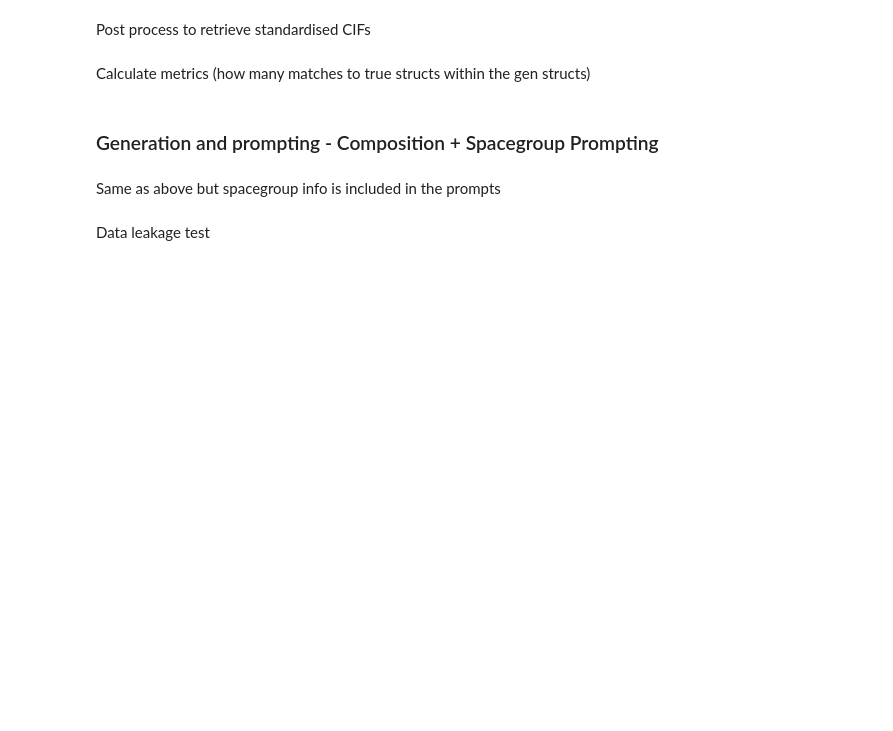
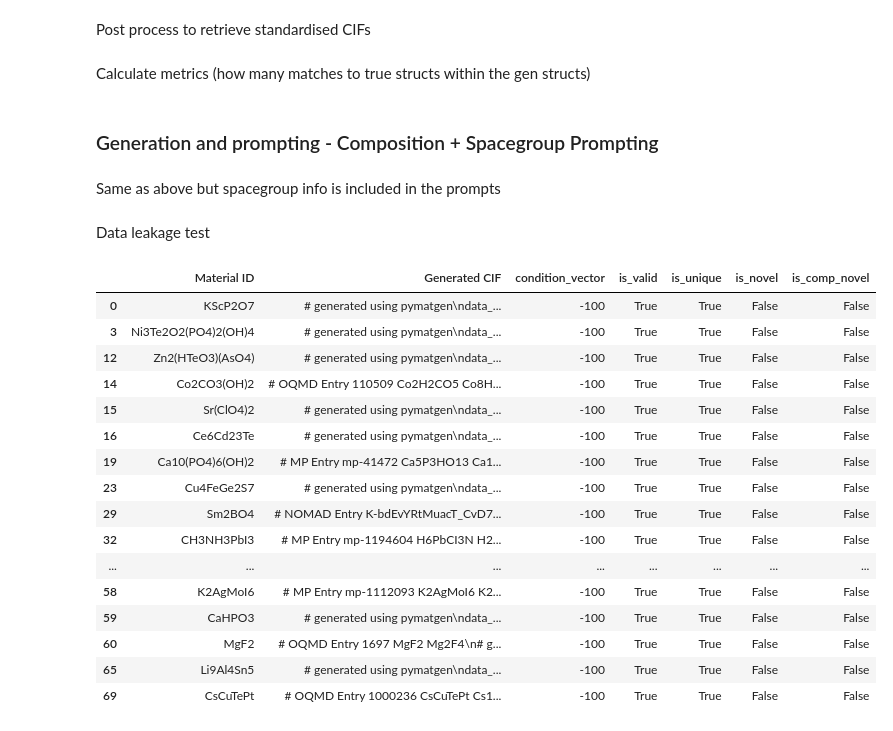
Before and after one commit to C-Bone-UCL/CrystaLLM-pi, a Jupyter notebook: notebooks/A_Challenge_set.ipynb, the cells around one changed output. Saved outputs shown, nothing was run; the diff lists cells and outputs as text; code cells hidden in the pictures; blank space fills up the shorter version.

```diff
--- a/notebooks/A_Challenge_set.ipynb
+++ b/notebooks/A_Challenge_set.ipynb
@@ -130,3 +130,30 @@ Data leakage test
     --num_workers 32 \
     --skip_validity \
     --skip_uniqueness
+# %%
+import __init__
+import pandas as pd
+
+df = pd.read_parquet('_artifacts/challenge_set/true_structs_vun.parquet')
+
+# print Material ID where is_novel is False
+df = df[df['is_novel'] == False]
+df
+# %% [output]
+|  | Material ID | Generated CIF | condition_vector | is_valid | is_unique | is_novel | is_comp_novel |
+| 0 | KScP2O7 | # generated using pymatgen\ndata_... | -100 | True | True | False | False |
+| 3 | Ni3Te2O2(PO4)2(OH)4 | # generated using pymatgen\ndata_... | -100 | True | True | False | False |
+| 12 | Zn2(HTeO3)(AsO4) | # generated using pymatgen\ndata_... | -100 | True | True | False | False |
+| 14 | Co2CO3(OH)2 | # OQMD Entry 110509 Co2H2CO5 Co8H... | -100 | True | True | False | False |
+| 15 | Sr(ClO4)2 | # generated using pymatgen\ndata_... | -100 | True | True | False | False |
+| 16 | Ce6Cd23Te | # generated using pymatgen\ndata_... | -100 | True | True | False | False |
+| 19 | Ca10(PO4)6(OH)2 | # MP Entry mp-41472 Ca5P3HO13 Ca1... | -100 | True | True | False | False |
+| 23 | Cu4FeGe2S7 | # generated using pymatgen\ndata_... | -100 | True | True | False | False |
+| 29 | Sm2BO4 | # NOMAD Entry K-bdEvYRtMuacT_CvD7... | -100 | True | True | False | False |
+| 32 | CH3NH3PbI3 | # MP Entry mp-1194604 H6PbCI3N H2... | -100 | True | True | False | False |
+| ... | ... | ... | ... | ... | ... | ... | ... |
+| 58 | K2AgMoI6 | # MP Entry mp-1112093 K2AgMoI6 K2... | -100 | True | True | False | False |
+| 59 | CaHPO3 | # generated using pymatgen\ndata_... | -100 | True | True | False | False |
+| 60 | MgF2 | # OQMD Entry 1697 MgF2 Mg2F4\n# g... | -100 | True | True | False | False |
+| 65 | Li9Al4Sn5 | # generated using pymatgen\ndata_... | -100 | True | True | False | False |
+| 69 | CsCuTePt | # OQMD Entry 1000236 CsCuTePt Cs1... | -100 | True | True | False | False |
```
Also changed, not shown: 15 other files.
